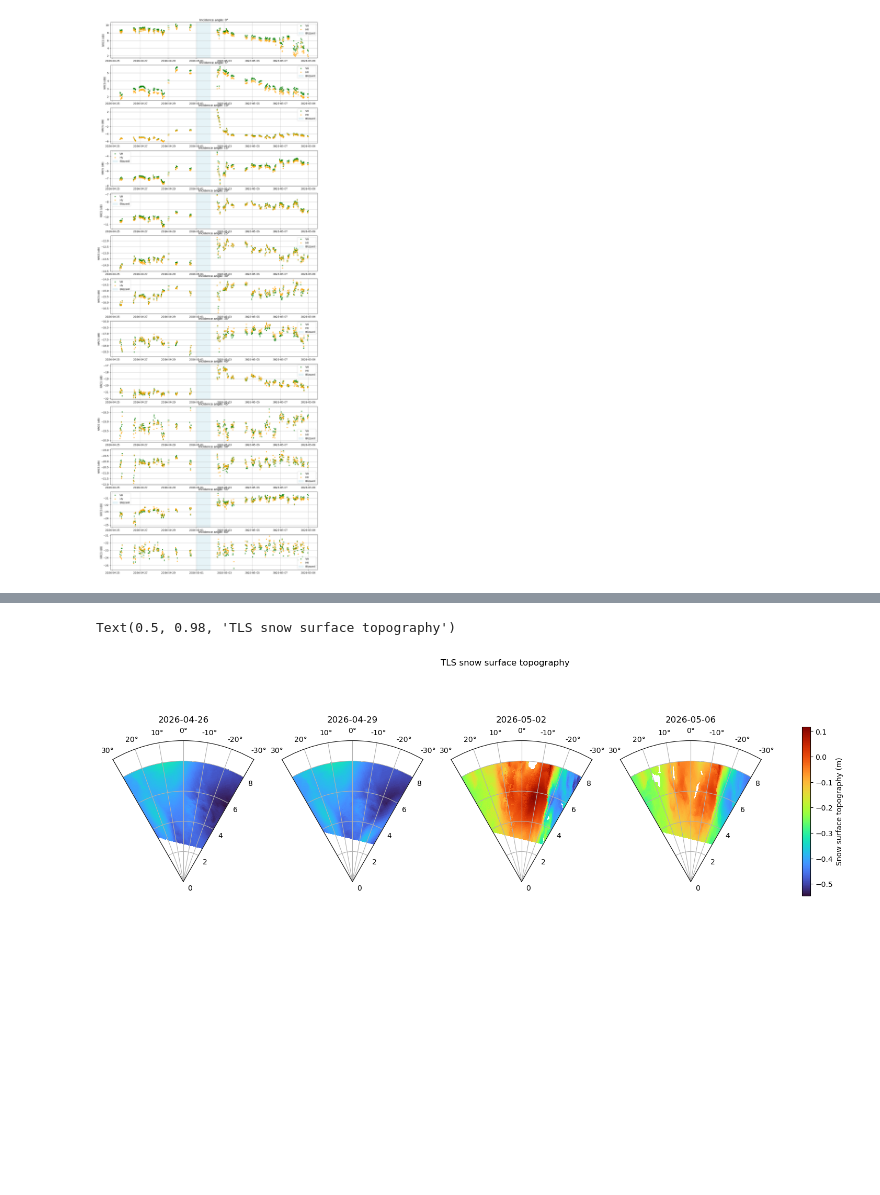
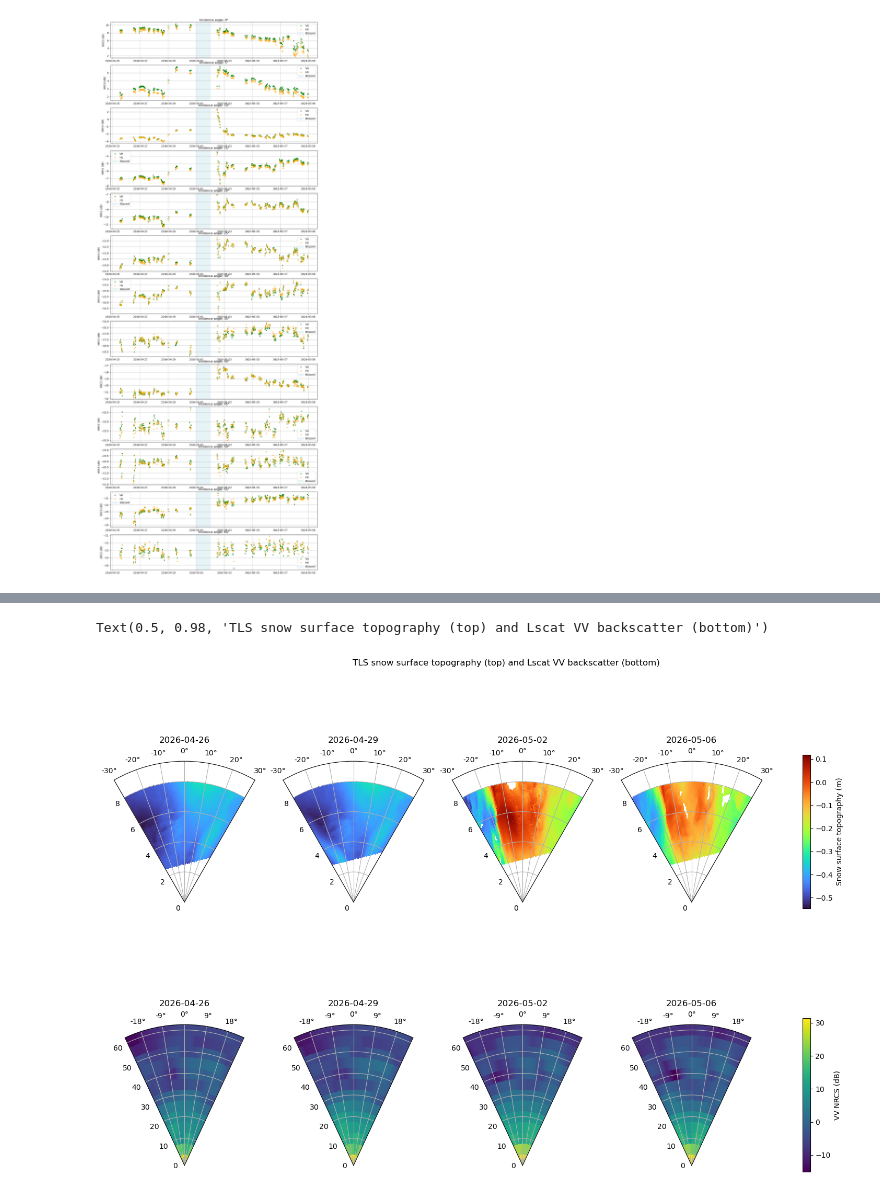
Before and after one commit to lorisdanjou/exercise_CEMSIE, a Jupyter notebook: CEMSIE_exercise.ipynb, the cells around one changed output, grey strips where cells are left out. Saved outputs shown, nothing was run; the diff lists cells and outputs as text; code cells hidden in the pictures; blank space fills up the shorter version.

Commit message:
added scat plots alone. added plan for rest of part 3.

```diff
--- a/CEMSIE_exercise.ipynb
+++ b/CEMSIE_exercise.ipynb
@@ -396,33 +449,50 @@ Attributes:
 # %%
-dates = [
-    np.datetime64("2026-04-26"),
-    np.datetime64("2026-04-29"),
-    np.datetime64("2026-05-02"),
-    np.datetime64("2026-05-06")
-]
-
 theta_rad = np.deg2rad(tls["theta"].values)  # angle from boresight, radians
 r = tls["r"].values                           # distance from instrument, m
 
 z_sel = tls["z"].sel(time=dates).values
 vmin, vmax = np.nanmin(z_sel), np.nanmax(z_sel)  # shared color scale across all dates
 
-fig, axs = plt.subplots(1, 4, figsize=(20, 6), subplot_kw={"projection": "polar"})
+az_rad = np.deg2rad(scat["az"].values)  # scatterometer azimuth, radians
+elev = scat["elev"].values               # scatterometer elevation (incidence) angle, deg
 
-for ax, date in zip(axs, dates):
+# VV NRCS averaged over every scat acquisition on each selected day
+nrcs_sel = [
+    scat["nrcs"].sel(pol="VV").where(scat["time"].dt.date == date, drop=True).mean(dim="time", skipna=True)
+    for date in dates
+]
+nrcs_vmin = min(np.nanmin(n.values) for n in nrcs_sel)
+nrcs_vmax = max(np.nanmax(n.values) for n in nrcs_sel)  # shared color scale across all dates
+
+fig, axs = plt.subplots(2, 4, figsize=(20, 12), subplot_kw={"projection": "polar"})
+
+for ax, date in zip(axs[0], dates):
 
     z = tls["z"].sel(time=date).values
 
     pcm = ax.pcolormesh(theta_rad, r, z, cmap="turbo", shading="auto", vmin=vmin, vmax=vmax)
 
     ax.set_thetamin(-30)
     ax.set_thetamax(30)
     ax.set_theta_zero_location("N")
+    ax.set_theta_direction(-1)  # positive angles on the right
     ax.set_title(str(date))
 
-fig.colorbar(pcm, ax=axs, label="Snow surface topography (m)", shrink=0.7)
+fig.colorbar(pcm, ax=axs[0], label="Snow surface topography (m)", shrink=0.7)
 
-fig.suptitle("TLS snow surface topography")
+for ax, date, nrcs in zip(axs[1], dates, nrcs_sel):
+
+    pcm2 = ax.pcolormesh(az_rad, elev, nrcs.values, cmap="viridis", shading="auto", vmin=nrcs_vmin, vmax=nrcs_vmax)
+
+    ax.set_thetamin(-25)
+    ax.set_thetamax(25)
+    ax.set_theta_zero_location("N")
+    ax.set_theta_direction(-1)  # positive angles on the right
+    ax.set_title(str(date))
+
+fig.colorbar(pcm2, ax=axs[1], label="VV NRCS (dB)", shrink=0.7)
+
+fig.suptitle("TLS snow surface topography (top) and Lscat VV backscatter (bottom)")
 # %% [output]
-Text(0.5, 0.98, 'TLS snow surface topography')
+Text(0.5, 0.98, 'TLS snow surface topography (top) and Lscat VV backscatter (bottom)')
-[figure, old version]
+[figure, new version]
```
Also changed, not shown: parts of 8 cells of this notebook.
